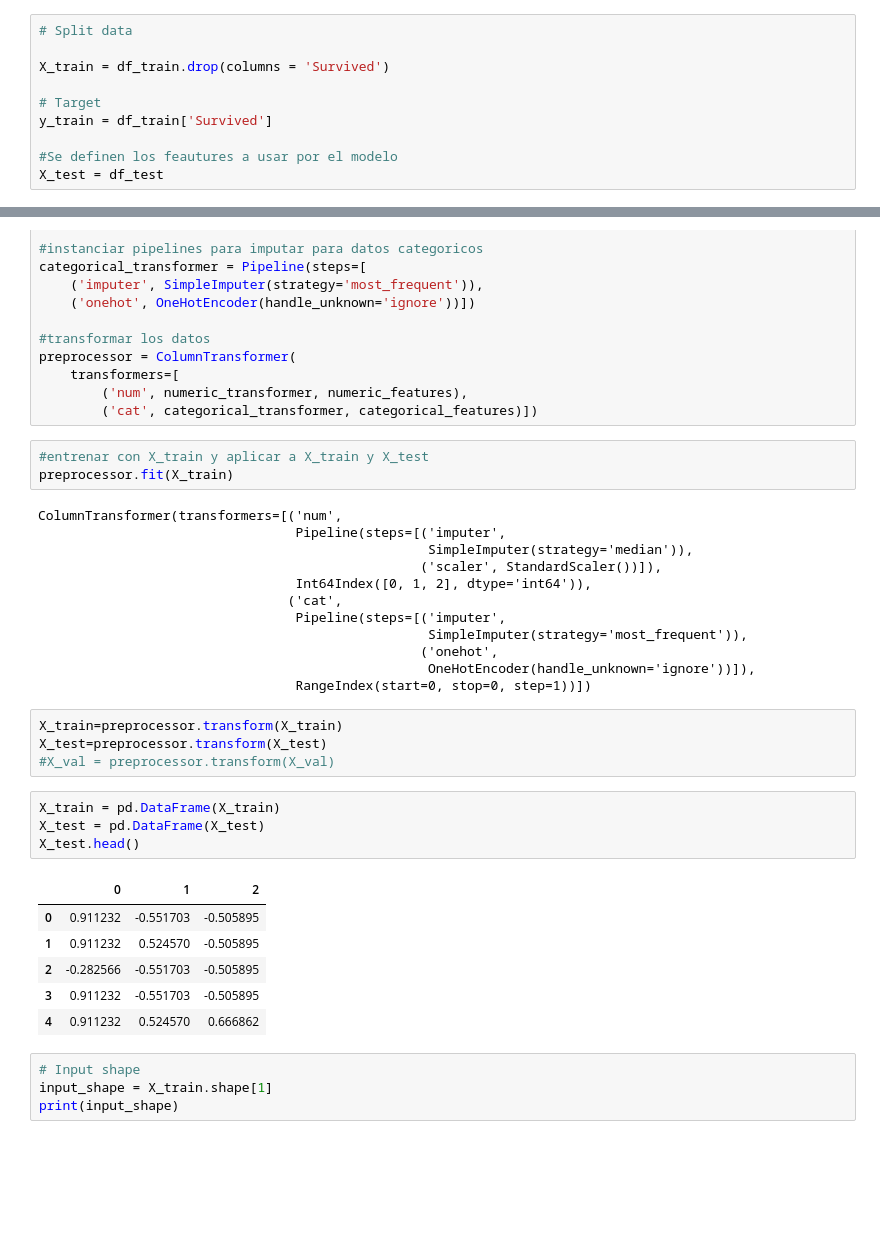
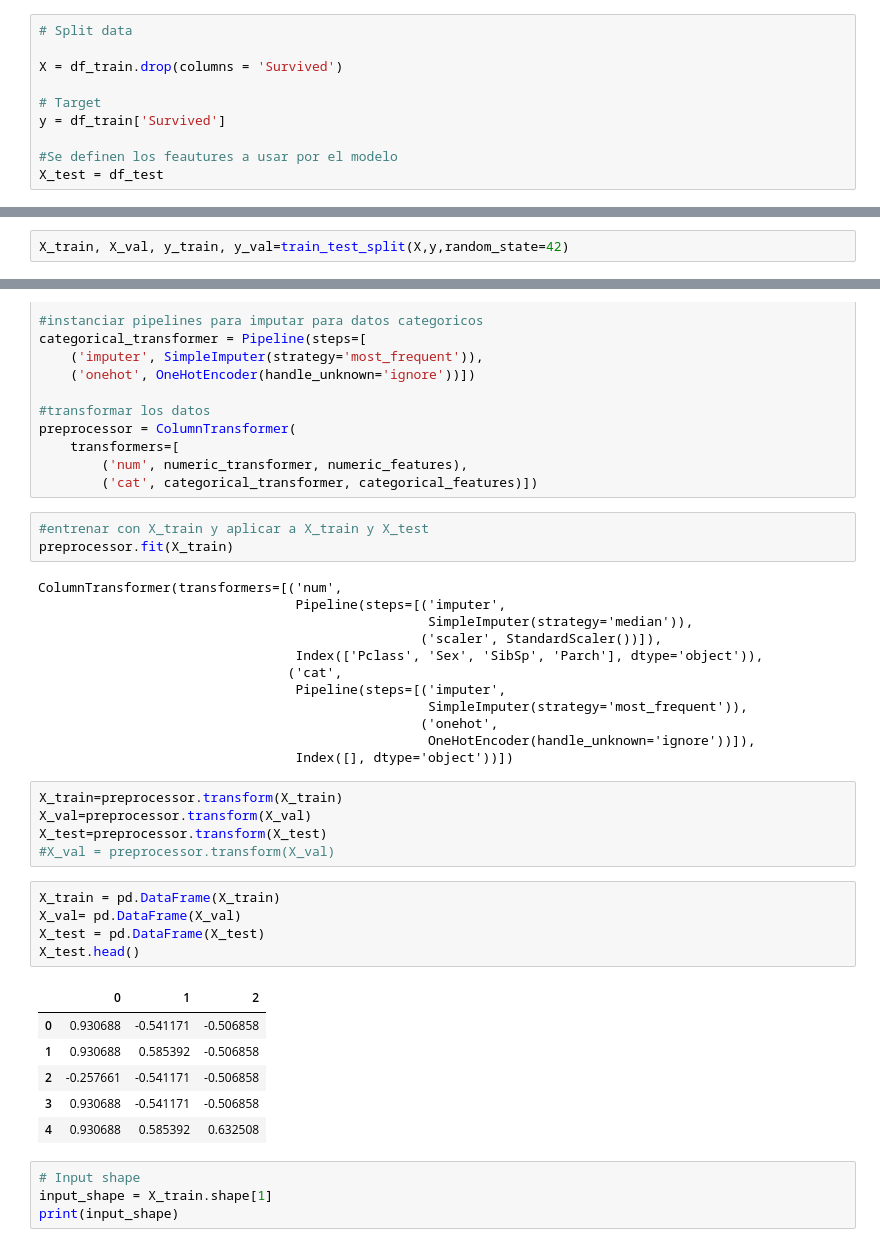
Before and after one commit to marce3-2140/Neural-Networks, a Jupyter notebook: Titanic_competitions.ipynb, the cells around one changed output, grey strips where cells are left out. Saved outputs shown, nothing was run; the diff lists cells and outputs as text; blank space fills up the shorter version.

```diff
--- a/Titanic_competitions.ipynb
+++ b/Titanic_competitions.ipynb
@@ -228,10 +228,10 @@ Name: Survived, dtype: int64
 # %%
 # Split data
 
-X_train = df_train.drop(columns = 'Survived')
+X = df_train.drop(columns = 'Survived')
 
 # Target
-y_train = df_train['Survived']
+y = df_train['Survived']
 
 #Se definen los feautures a usar por el modelo
 X_test = df_test
@@ -240,3 +238,5 @@ y_test = df_test
+# %%
+X_train, X_val, y_train, y_val=train_test_split(X,y,random_state=42)
 # %%
 #Separamos columnas numericas y categoricas
 numeric_features = X_train.select_dtypes(include=['int64', 'float32']).columns
@@ -265,28 +265,30 @@ ColumnTransformer(transformers=[('num',
                                  Pipeline(steps=[('imputer',
                                                   SimpleImputer(strategy='median')),
                                                  ('scaler', StandardScaler())]),
-                                 Int64Index([0, 1, 2], dtype='int64')),
+                                 Index(['Pclass', 'Sex', 'SibSp', 'Parch'], dtype='object')),
                                 ('cat',
                                  Pipeline(steps=[('imputer',
                                                   SimpleImputer(strategy='most_frequent')),
                                                  ('onehot',
                                                   OneHotEncoder(handle_unknown='ignore'))]),
-                                 RangeIndex(start=0, stop=0, step=1))])
+                                 Index([], dtype='object'))])
 # %%
 X_train=preprocessor.transform(X_train)
+X_val=preprocessor.transform(X_val)
 X_test=preprocessor.transform(X_test)
 #X_val = preprocessor.transform(X_val)
 # %%
 X_train = pd.DataFrame(X_train)
+X_val= pd.DataFrame(X_val)
 X_test = pd.DataFrame(X_test)
 X_test.head()
 # %% [output]
 |  | 0 | 1 | 2 |
-| 0 | 0.911232 | -0.551703 | -0.505895 |
-| 1 | 0.911232 | 0.524570 | -0.505895 |
-| 2 | -0.282566 | -0.551703 | -0.505895 |
-| 3 | 0.911232 | -0.551703 | -0.505895 |
-| 4 | 0.911232 | 0.524570 | 0.666862 |
+| 0 | 0.930688 | -0.541171 | -0.506858 |
+| 1 | 0.930688 | 0.585392 | -0.506858 |
+| 2 | -0.257661 | -0.541171 | -0.506858 |
+| 3 | 0.930688 | -0.541171 | -0.506858 |
+| 4 | 0.930688 | 0.585392 | 0.632508 |
 # %%
 # Input shape
 input_shape = X_train.shape[1]
```
Also changed, not shown: parts of 10 cells of this notebook.
